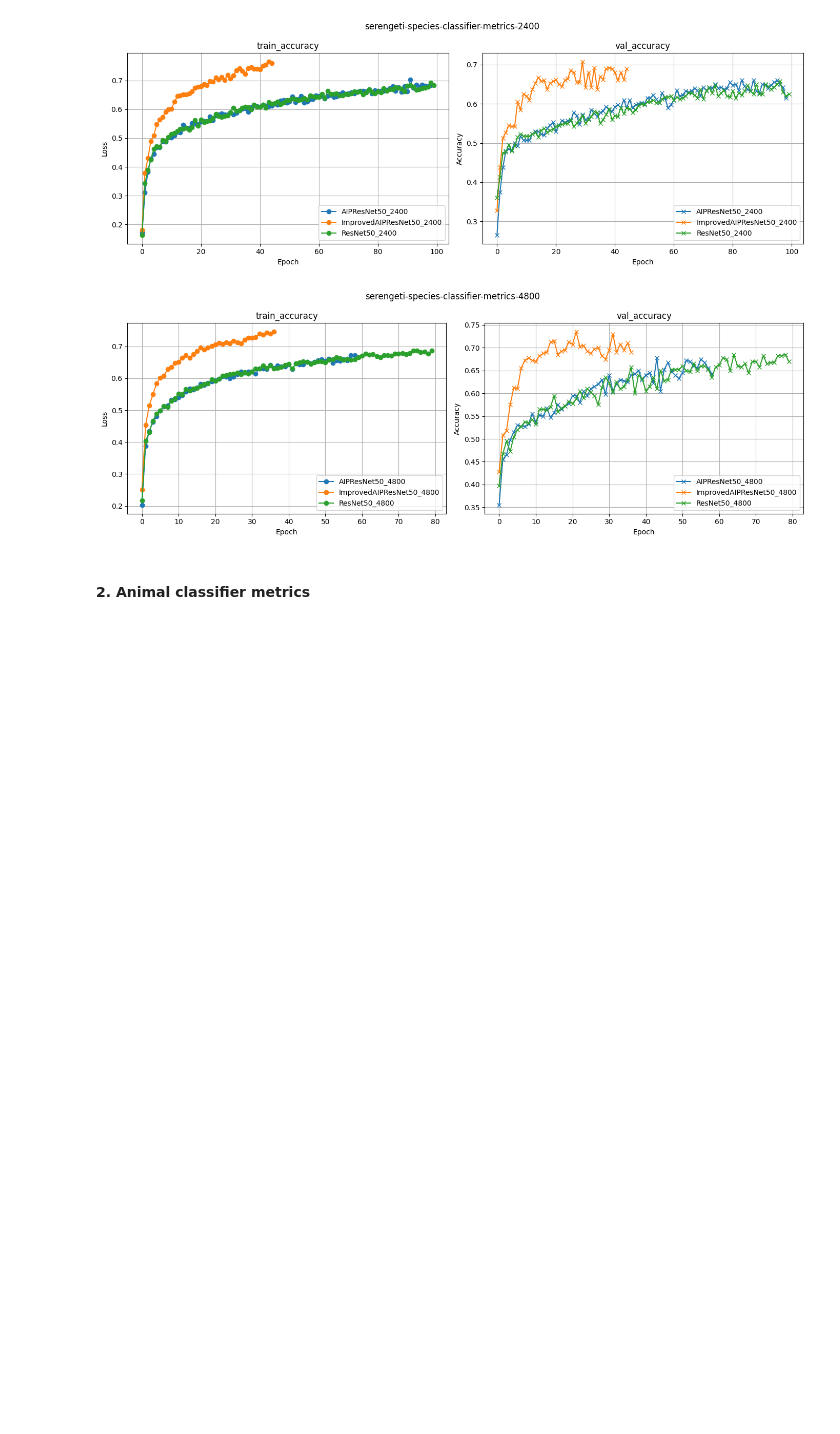
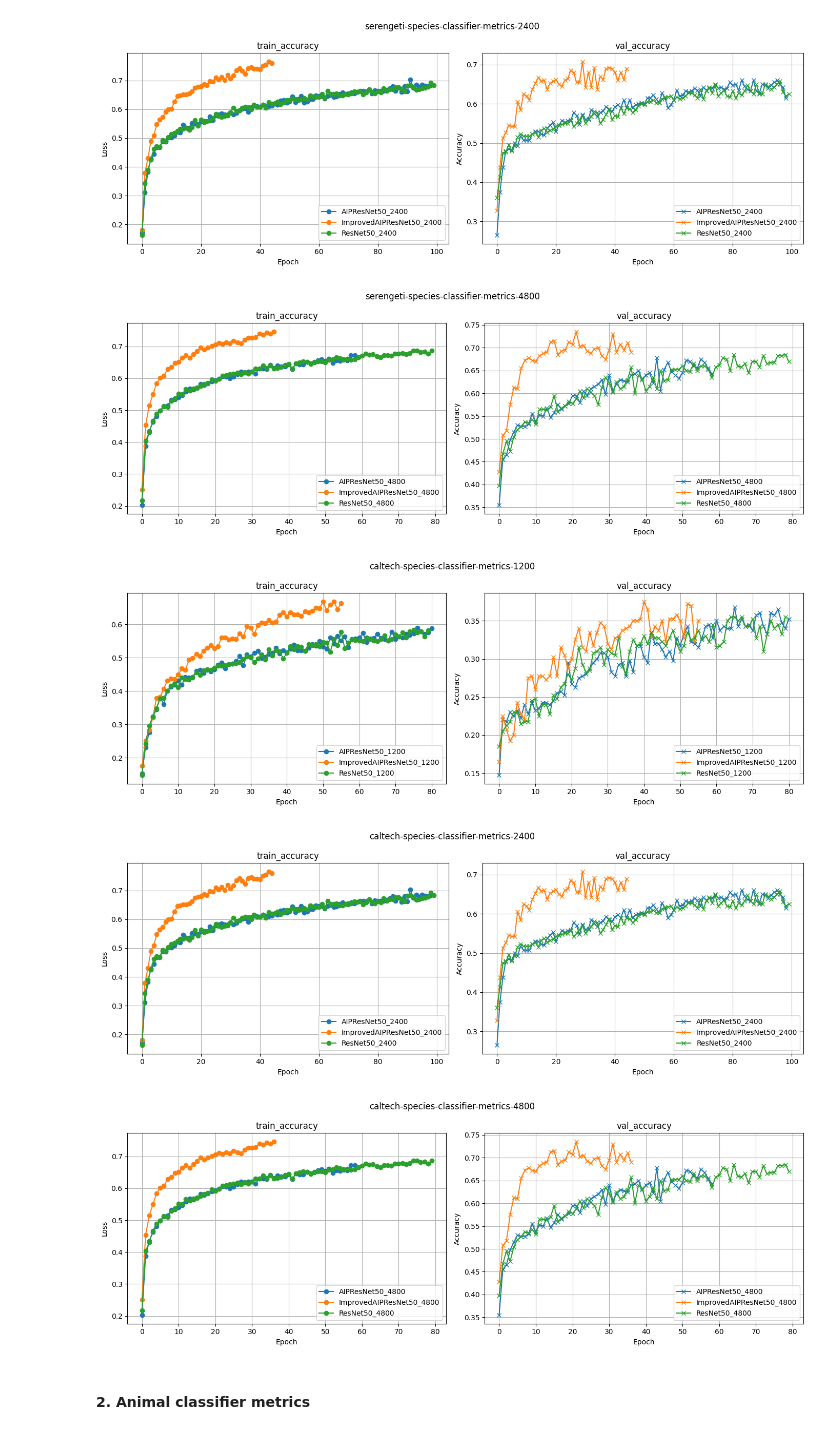
Before and after one commit to LuizAlencar17/EcoAIP, a Jupyter notebook: notebooks/analytics.ipynb, the cells around one changed output. Cells and saved outputs as stored; diff of their text form; code cells hidden in the pictures; blank space fills up the shorter version.

```diff
--- a/notebooks/analytics.ipynb
+++ b/notebooks/analytics.ipynb
@@ -146,6 +146,28 @@ plot_subplots(df_list, labels,  metrics=('train_accuracy', 'val_accuracy'), titl
 [figure]
 [figure]
 [figure]
+# %%
+tags = ["caltech", "species-classifier", "metrics", "1200"]
+csv_files = list_all_files("/data/luiz/dataset/EcoAIP", tags)
+labels = get_models(csv_files)
+df_list = load_csv_data(csv_files)
+plot_subplots(df_list, labels,  metrics=('train_accuracy', 'val_accuracy'), title="-".join(tags))
+
+tags = ["caltech", "species-classifier", "metrics", "2400"]
+csv_files = list_all_files("/data/luiz/dataset/EcoAIP", ["serengeti", "species-classifier", "metrics", "2400"])
+labels = get_models(csv_files)
+df_list = load_csv_data(csv_files)
+plot_subplots(df_list, labels,  metrics=('train_accuracy', 'val_accuracy'), title="-".join(tags))
+
+tags = ["caltech", "species-classifier", "metrics", "4800"]
+csv_files = list_all_files("/data/luiz/dataset/EcoAIP", ["serengeti", "species-classifier", "metrics", "4800"])
+labels = get_models(csv_files)
+df_list = load_csv_data(csv_files)
+plot_subplots(df_list, labels,  metrics=('train_accuracy', 'val_accuracy'), title="-".join(tags))
+# %% [output]
+[figure, added]
+[figure, added]
+[figure, added]
 # %% [markdown]
 #### 2. Animal classifier metrics
 # %%
```
Also changed, not shown: parts of 1 cell of this notebook, 28 other files.
